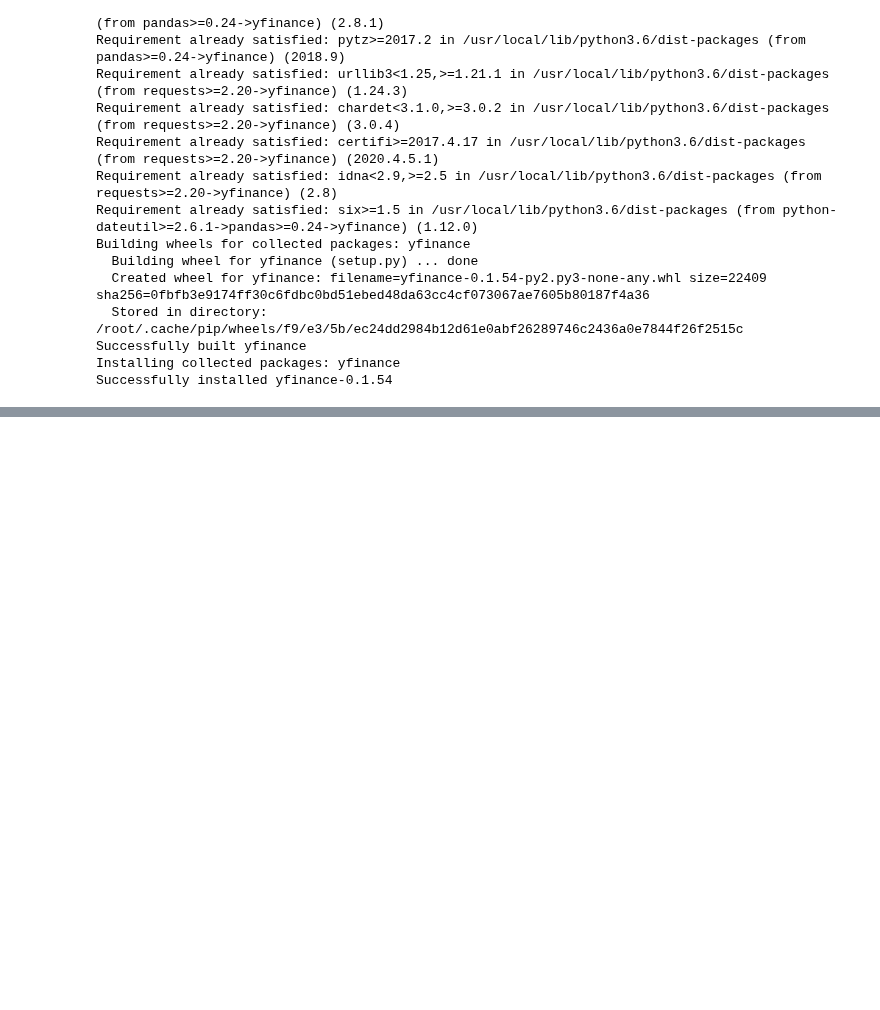
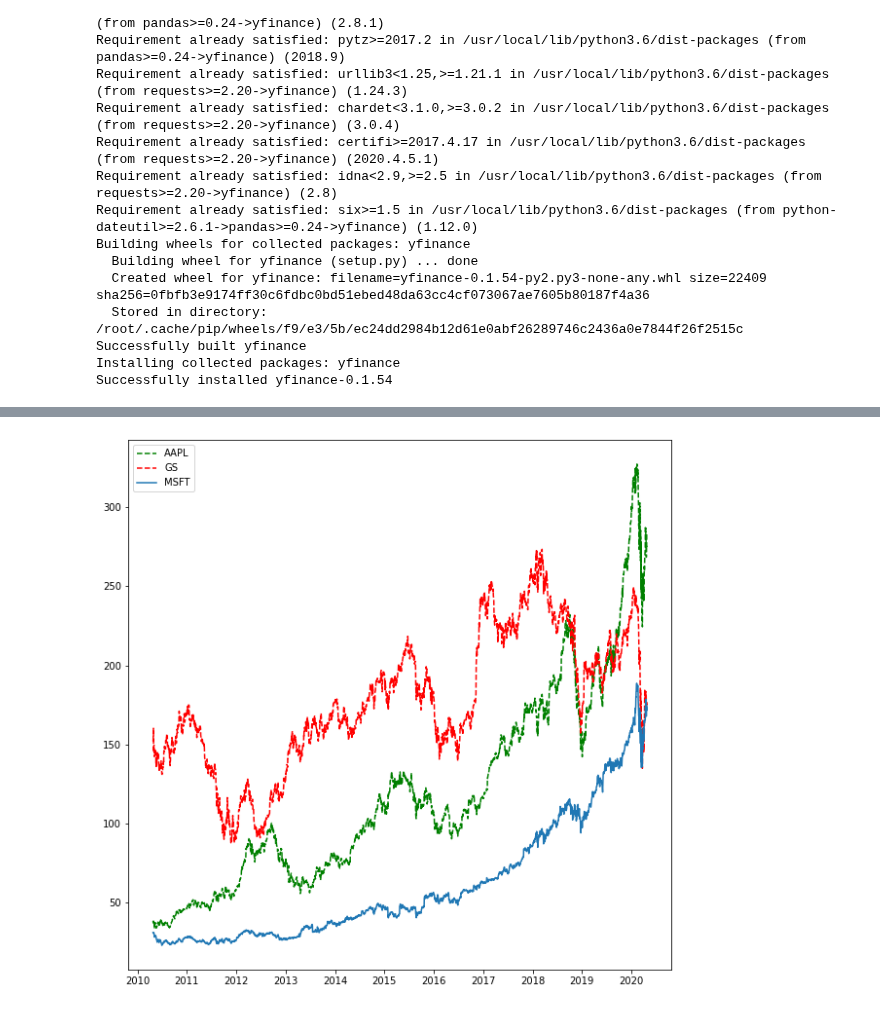
Before and after one commit to PomazkinG/Particle, a Jupyter notebook: Particle.ipynb, the cells around one changed output, grey strips where cells are left out. Saved outputs shown, nothing was run; the diff lists cells and outputs as text; code cells hidden in the pictures; blank space fills up the shorter version.

```diff
--- a/Particle.ipynb
+++ b/Particle.ipynb
@@ -43,3 +43,12 @@ daily_price_df.head()
 | 2010-04-28 | 37.371429 | 157.009995 | 30.910000 |
 | 2010-04-29 | 38.377144 | 160.240005 | 31.000000 |
 | 2010-04-30 | 37.298573 | 145.199997 | 30.540001 |
+# %%
+plt.figure(figsize=(10,10))
+plt.plot(daily_price_df['AAPL'], 'g--', label="AAPL")
+plt.plot(daily_price_df['GS'], 'r--', label="GS")
+plt.plot(daily_price_df['MSFT'], label="MSFT")
+plt.legend()
+plt.show()
+# %% [output]
+[figure, added]
```
Also changed, not shown: parts of 2 cells of this notebook.
